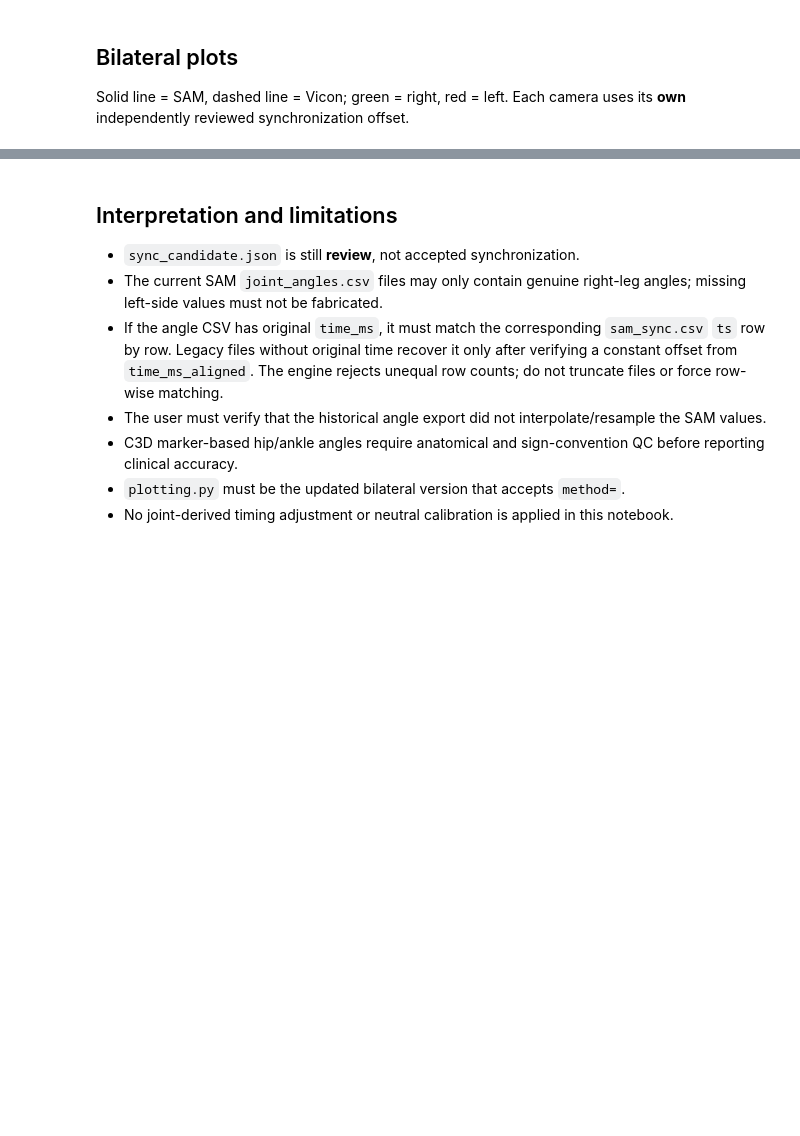
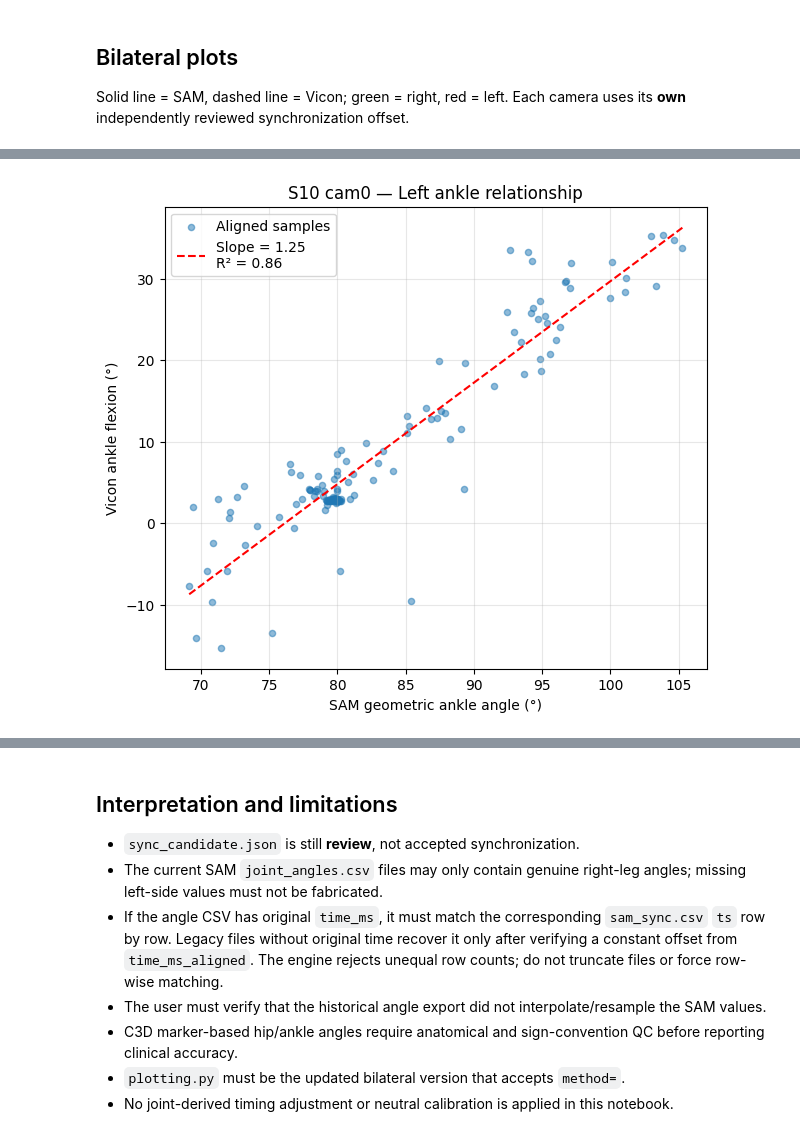
Before and after one commit to tdjohnson1987/markerless_sam, a Jupyter notebook: notebooks/04_validation.ipynb, the cells around one changed output, grey strips where cells are left out. Saved outputs shown, nothing was run; the diff lists cells and outputs as text; code cells hidden in the pictures; blank space fills up the shorter version.

```diff
--- a/notebooks/04_validation.ipynb
+++ b/notebooks/04_validation.ipynb
@@ -199,0 +360,58 @@ if len(aligned_by_camera) >= 2:
+# %%
+camera = "cam0"
+side = "left"
+joint = "ankle"
+
+prefix = "l"
+
+path = (
+    TRIAL_RESULTS
+    / camera
+    / "validation"
+    / side
+    / "aligned_angles.csv"
+)
+
+df = pd.read_csv(path)
+
+sam_col = f"{prefix}_{joint}_flex_{METHOD}"
+vicon_col = f"{prefix}_vicon_{joint}_flex"
+
+paired = df[[sam_col, vicon_col]].replace(
+    [np.inf, -np.inf], np.nan
+).dropna()
+
+sam = paired[sam_col].to_numpy()
+vicon = paired[vicon_col].to_numpy()
+
+result = angle_relationship(sam, vicon)
+
+fig, ax = plt.subplots(figsize=(7, 6))
+
+ax.scatter(sam, vicon, alpha=0.5, s=20, label="Aligned samples")
+
+if result is not None:
+    x_line = np.linspace(sam.min(), sam.max(), 100)
+    y_line = result["slope"] * x_line + result["intercept_deg"]
+
+    ax.plot(
+        x_line,
+        y_line,
+        "r--",
+        label=(
+            f"Slope = {result['slope']:.2f}\n"
+            f"R² = {result['r2']:.2f}"
+        )
+    )
+
+ax.set(
+    xlabel="SAM geometric ankle angle (°)",
+    ylabel="Vicon ankle flexion (°)",
+    title=f"{SUBJECT} {camera} — Left ankle relationship"
+)
+ax.legend()
+ax.grid(alpha=0.3)
+
+plt.show()
+# %% [output]
+[figure, added]
```
Also changed, not shown: parts of 16 cells of this notebook, 6 other files.
